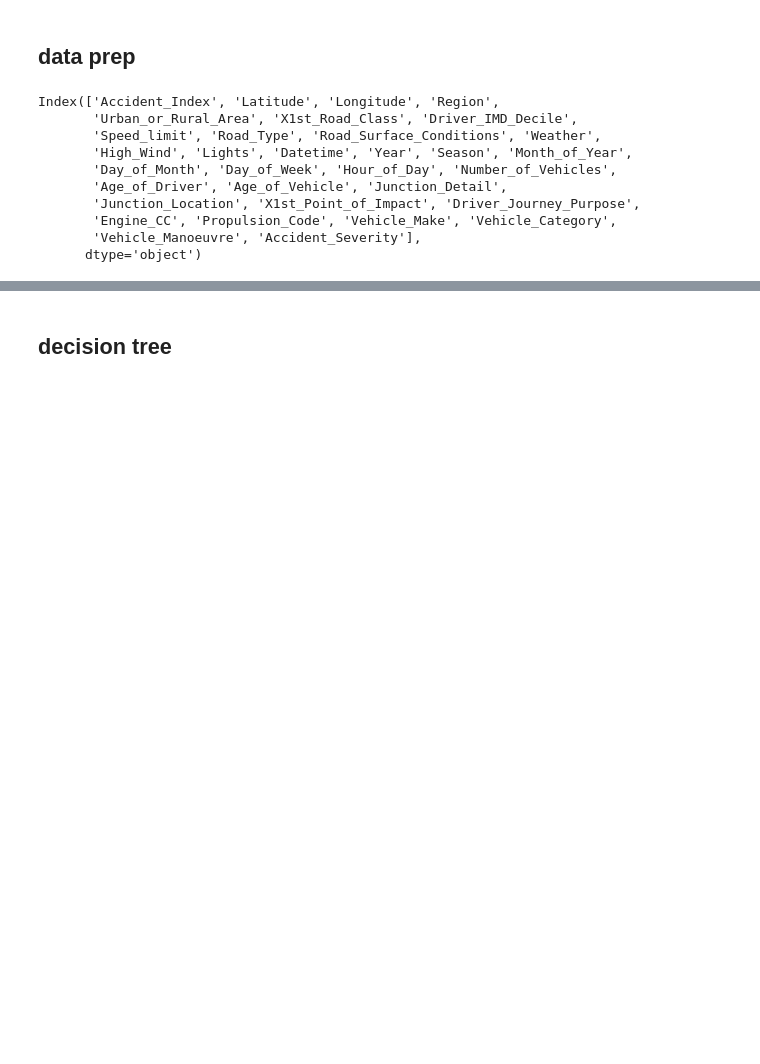
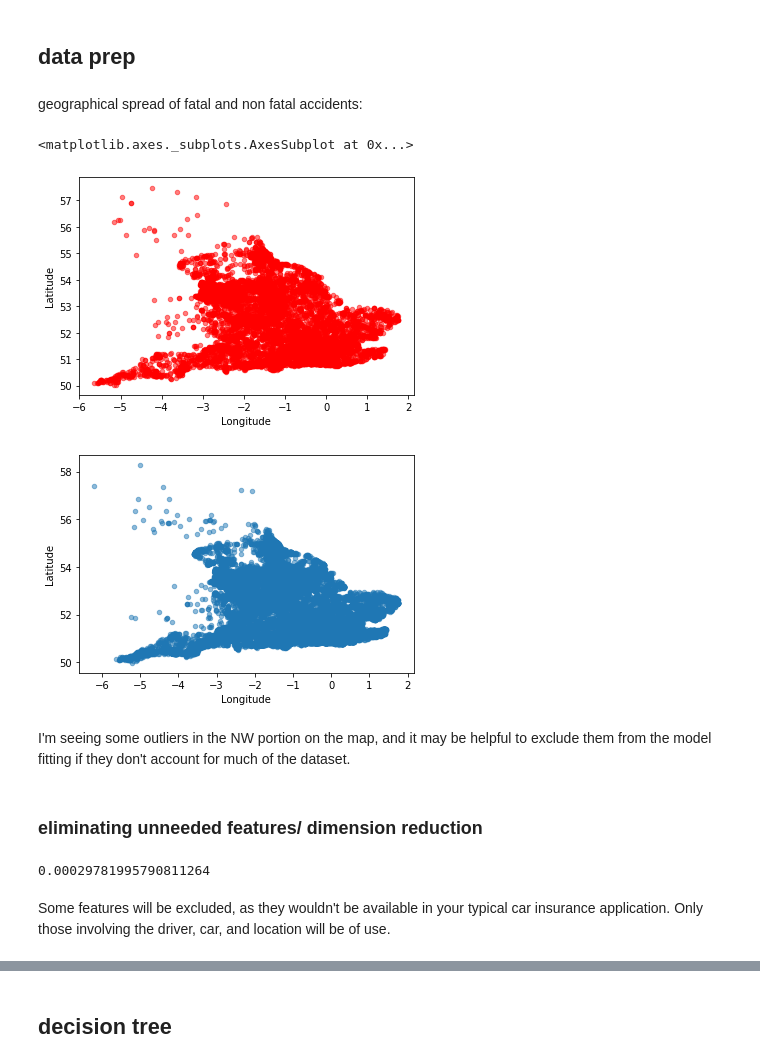
Before and after one commit to janellejolliff/UK-fatal-car-accidents, a Jupyter notebook: mod_5_project.ipynb, the cells around one changed output, grey strips where cells are left out. Drawn from its saved outputs; the diff is of its cells as text; code cells hidden in the pictures; blank space fills up the shorter version.

```diff
--- a/mod_5_project.ipynb
+++ b/mod_5_project.ipynb
@@ -76,0 +104,3 @@ df.hist(figsize=(20,15), bins=30);
+# %%
+#temporarily taking % of data
+df = df.sample(frac=.2, random_state=3)
@@ -76,0 +111,11 @@ df.hist(figsize=(20,15), bins=30);
+# %%
+# percent fatal
+All = df.shape[0]
+fatal = df[df['Accident_Severity'] == 1]
+nonFatal = df[df['Accident_Severity'] == 0]
+
+f = len(fatal)/All
+nf = len(nonFatal)/All
+
+print('fatal :',round(f*100),'%')
+print('non Fatal :',round(nf*100),'%')
@@ -96,13 +128,0 @@ y = df["Accident_Severity"]
-# %%
-df.columns
-# %% [output]
-Index(['Accident_Index', 'Latitude', 'Longitude', 'Region',
-       'Urban_or_Rural_Area', 'X1st_Road_Class', 'Driver_IMD_Decile',
-       'Speed_limit', 'Road_Type', 'Road_Surface_Conditions', 'Weather',
-       'High_Wind', 'Lights', 'Datetime', 'Year', 'Season', 'Month_of_Year',
-       'Day_of_Month', 'Day_of_Week', 'Hour_of_Day', 'Number_of_Vehicles',
-       'Age_of_Driver', 'Age_of_Vehicle', 'Junction_Detail',
-       'Junction_Location', 'X1st_Point_of_Impact', 'Driver_Journey_Purpose',
-       'Engine_CC', 'Propulsion_Code', 'Vehicle_Make', 'Vehicle_Category',
-       'Vehicle_Manoeuvre', 'Accident_Severity'],
-      dtype='object')
@@ -125,0 +129,17 @@ df.drop(columns=
+# %% [markdown]
+geographical spread of fatal and non fatal accidents:
+# %%
+fatal.plot(kind="scatter", x="Longitude", y="Latitude", alpha= 0.5, color='red')
+nonFatal.plot(kind='scatter', x='Longitude', y="Latitude", alpha=0.5)
+# %% [output]
+<matplotlib.axes._subplots.AxesSubplot at 0x...>
+[figure, added]
+[figure, added]
+# %% [markdown]
+I'm seeing some outliers in the NW portion on the map, and it may be helpful to exclude them from the model fitting if they don't account for much of the dataset.
+# %% [markdown]
+### eliminating unneeded features/ dimension reduction
+# %%
+len(df[df.Latitude > 56.5])/len(df)
+# %% [output]
+0.00029781995790811264
@@ -125,0 +148,2 @@ df.drop(columns=
+# %% [markdown]
+Some features will be excluded, as they wouldn't be available in your typical car insurance application. Only those involving the driver, car, and location will be of use.
```
Also changed, not shown: parts of 214 cells of this notebook.
